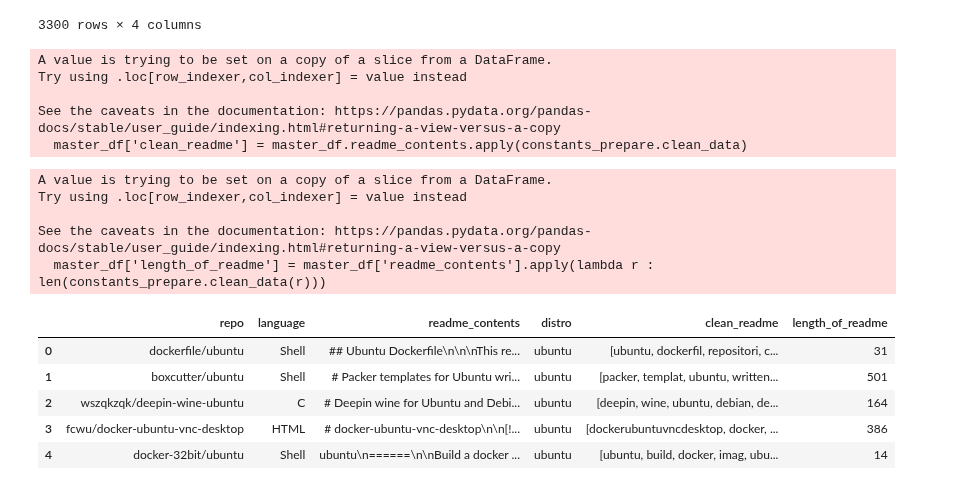
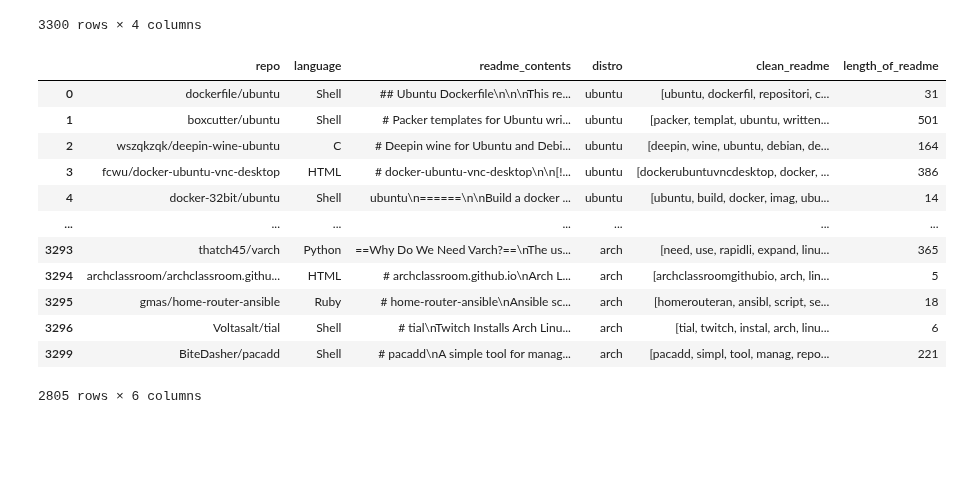
Before and after one commit to jemison-nlp-AnJeSt/github-NLP-project, a Jupyter notebook: Eyring-notebook.ipynb, the cells around one changed output. Saved outputs shown, nothing was run; the diff lists cells and outputs as text; code cells hidden in the pictures; blank space fills up the shorter version.

Commit message:
adding columns

```diff
--- a/Eyring-notebook.ipynb
+++ b/Eyring-notebook.ipynb
@@ -1026,31 +515,21 @@ master_df
 # %%
 #using drop null function:
 master_df = constants_prepare.drop_nulls(master_df)
-# %%
-#adding the clean function through the readme content and adding
-#onto a new column in the df:
-master_df['clean_readme'] = master_df.readme_contents.apply(constants_prepare.clean_data)
-# %% [output]
-A value is trying to be set on a copy of a slice from a DataFrame.
-Try using .loc[row_indexer,col_indexer] = value instead
-
-See the caveats in the documentation: https://pandas.pydata.org/pandas-docs/stable/user_guide/indexing.html#returning-a-view-versus-a-copy
-  master_df['clean_readme'] = master_df.readme_contents.apply(constants_prepare.clean_data)
-# %%
-#creating a column that gives the lenght of the readme_contents after clean_data function
-master_df['length_of_readme'] = master_df['readme_contents'].apply(lambda r : len(constants_prepare.clean_data(r)))
-# %% [output]
-A value is trying to be set on a copy of a slice from a DataFrame.
-Try using .loc[row_indexer,col_indexer] = value instead
-
-See the caveats in the documentation: https://pandas.pydata.org/pandas-docs/stable/user_guide/indexing.html#returning-a-view-versus-a-copy
-  master_df['length_of_readme'] = master_df['readme_contents'].apply(lambda r : len(constants_prepare.clean_data(r)))
-# %%
-master_df.head()
-# %% [output]
-|  | repo | language | readme_contents | distro | clean_readme | length_of_readme |
-| 0 | dockerfile/ubuntu | Shell | ## Ubuntu Dockerfile\n\n\nThis re... | ubuntu | [ubuntu, dockerfil, repositori, c... | 31 |
-| 1 | boxcutter/ubuntu | Shell | # Packer templates for Ubuntu wri... | ubuntu | [packer, templat, ubuntu, written... | 501 |
-| 2 | wszqkzqk/deepin-wine-ubuntu | C | # Deepin wine for Ubuntu and Debi... | ubuntu | [deepin, wine, ubuntu, debian, de... | 164 |
-| 3 | fcwu/docker-ubuntu-vnc-desktop | HTML | # docker-ubuntu-vnc-desktop\n\n[!... | ubuntu | [dockerubuntuvncdesktop, docker, ... | 386 |
-| 4 | docker-32bit/ubuntu | Shell | ubuntu\n======\n\nBuild a docker ... | ubuntu | [ubuntu, build, docker, imag, ubu... | 14 |
+# %%
+#pulling in new columns:
+master_df = constants_prepare.adding_columns(master_df)
+master_df
+# %% [output]
+|  | repo | language | readme_contents | distro | clean_readme | length_of_readme |
+| 0 | dockerfile/ubuntu | Shell | ## Ubuntu Dockerfile\n\n\nThis re... | ubuntu | [ubuntu, dockerfil, repositori, c... | 31 |
+| 1 | boxcutter/ubuntu | Shell | # Packer templates for Ubuntu wri... | ubuntu | [packer, templat, ubuntu, written... | 501 |
+| 2 | wszqkzqk/deepin-wine-ubuntu | C | # Deepin wine for Ubuntu and Debi... | ubuntu | [deepin, wine, ubuntu, debian, de... | 164 |
+| 3 | fcwu/docker-ubuntu-vnc-desktop | HTML | # docker-ubuntu-vnc-desktop\n\n[!... | ubuntu | [dockerubuntuvncdesktop, docker, ... | 386 |
+| 4 | docker-32bit/ubuntu | Shell | ubuntu\n======\n\nBuild a docker ... | ubuntu | [ubuntu, build, docker, imag, ubu... | 14 |
+| ... | ... | ... | ... | ... | ... | ... |
+| 3293 | thatch45/varch | Python | ==Why Do We Need Varch?==\nThe us... | arch | [need, use, rapidli, expand, linu... | 365 |
+| 3294 | archclassroom/archclassroom.githu... | HTML | # archclassroom.github.io\nArch L... | arch | [archclassroomgithubio, arch, lin... | 5 |
+| 3295 | gmas/home-router-ansible | Ruby | # home-router-ansible\nAnsible sc... | arch | [homerouteran, ansibl, script, se... | 18 |
+| 3296 | Voltasalt/tial | Shell | # tial\nTwitch Installs Arch Linu... | arch | [tial, twitch, instal, arch, linu... | 6 |
+| 3299 | BiteDasher/pacadd | Shell | # pacadd\nA simple tool for manag... | arch | [pacadd, simpl, tool, manag, repo... | 221 |
+2805 rows × 6 columns
```
Also changed, not shown: parts of 53 cells of this notebook.
